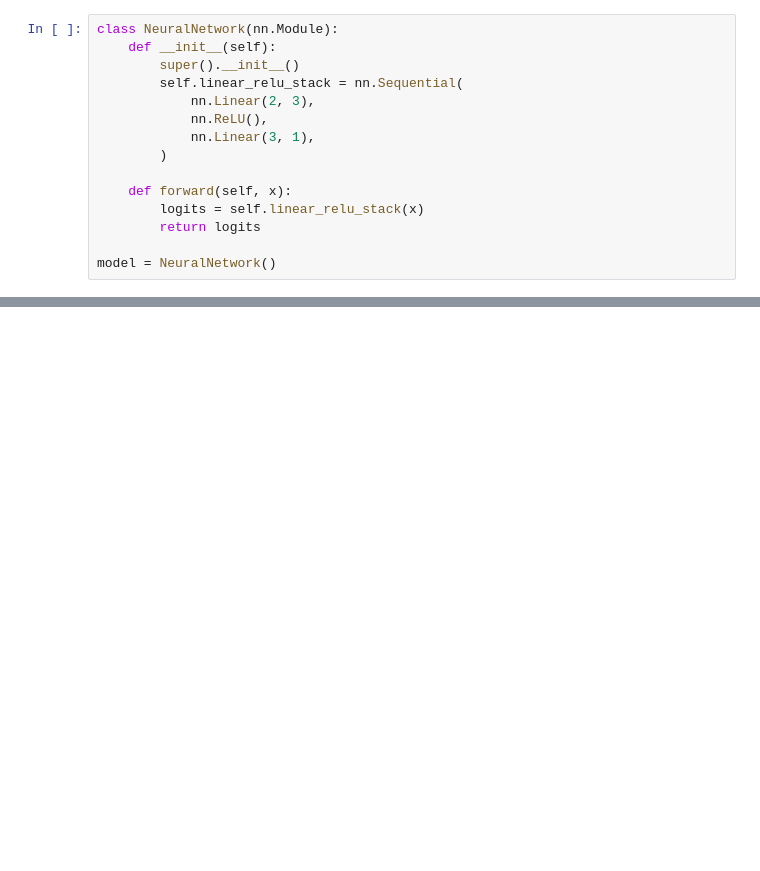
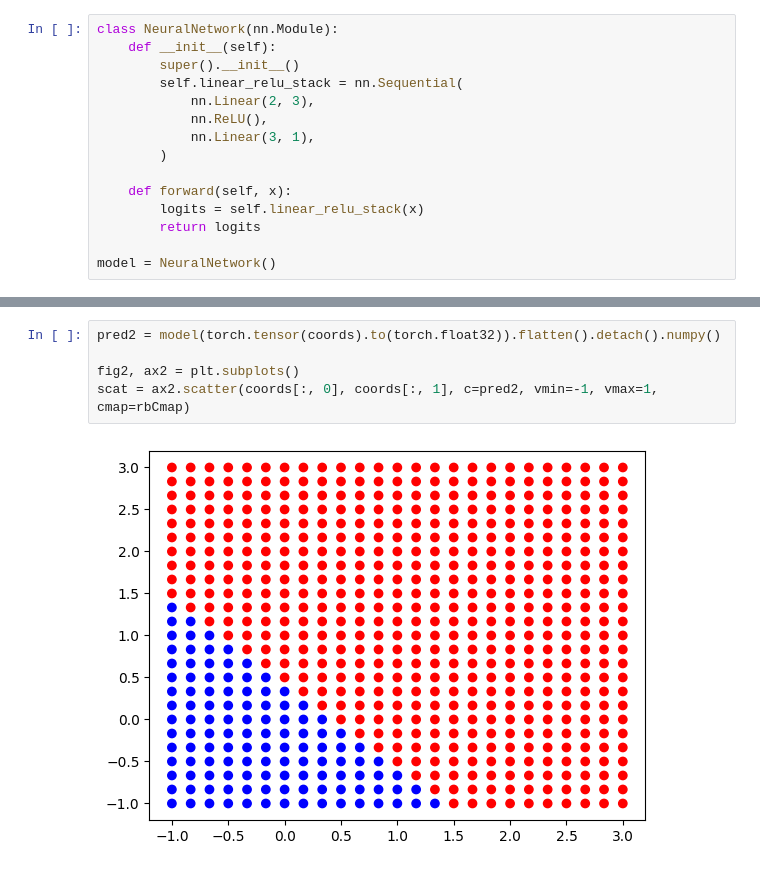
Before and after one commit to zoerb/neural-nets, a Jupyter notebook: Pytorch.ipynb, the cells around one changed output, grey strips where cells are left out. Cells and saved outputs as stored; diff of their text form; blank space fills up the shorter version.

```diff
--- a/Pytorch.ipynb
+++ b/Pytorch.ipynb
@@ -85,0 +77,7 @@ plt.show()
+# %%
+pred2 = model(torch.tensor(coords).to(torch.float32)).flatten().detach().numpy()
+
+fig2, ax2 = plt.subplots()
+scat = ax2.scatter(coords[:, 0], coords[:, 1], c=pred2, vmin=-1, vmax=1, cmap=rbCmap)
+# %% [output]
+[figure, added]
```
Also changed, not shown: parts of 7 cells of this notebook, 2 other files.
